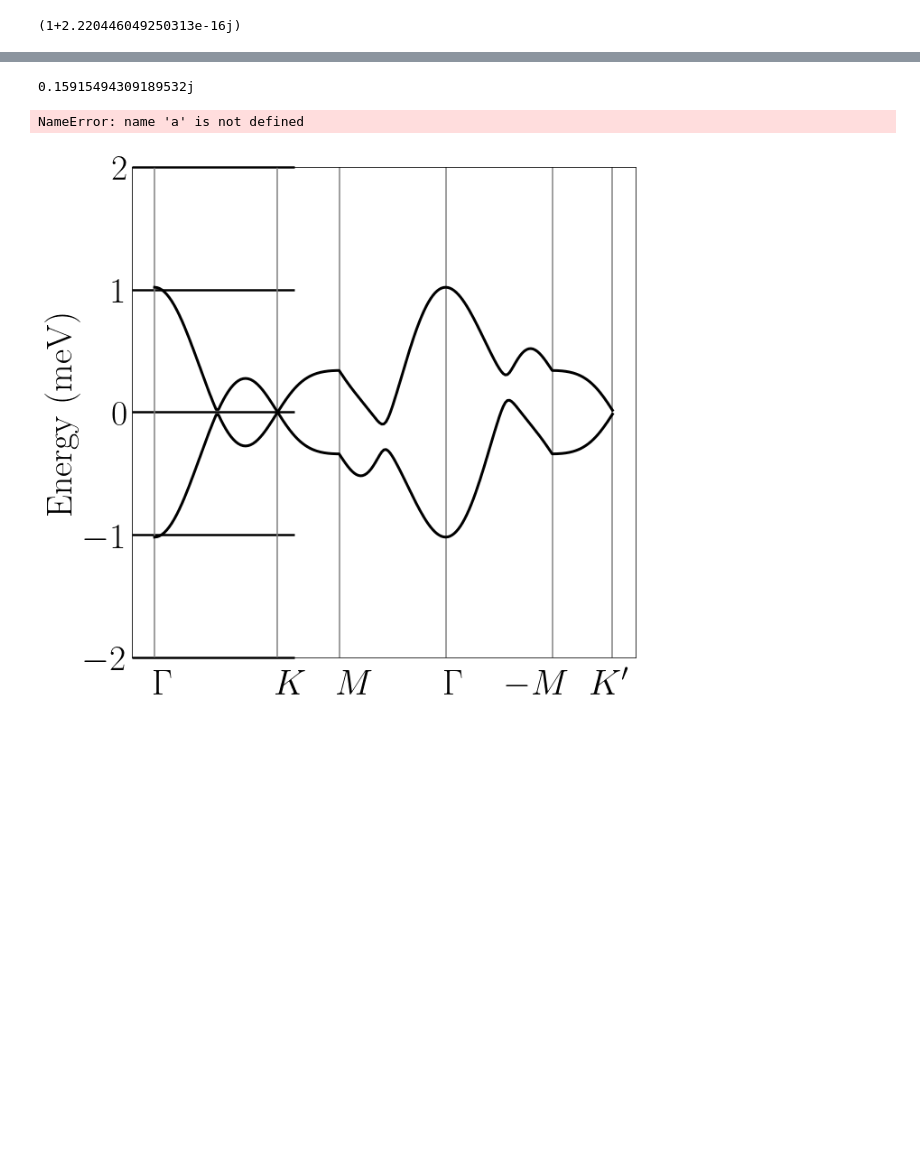
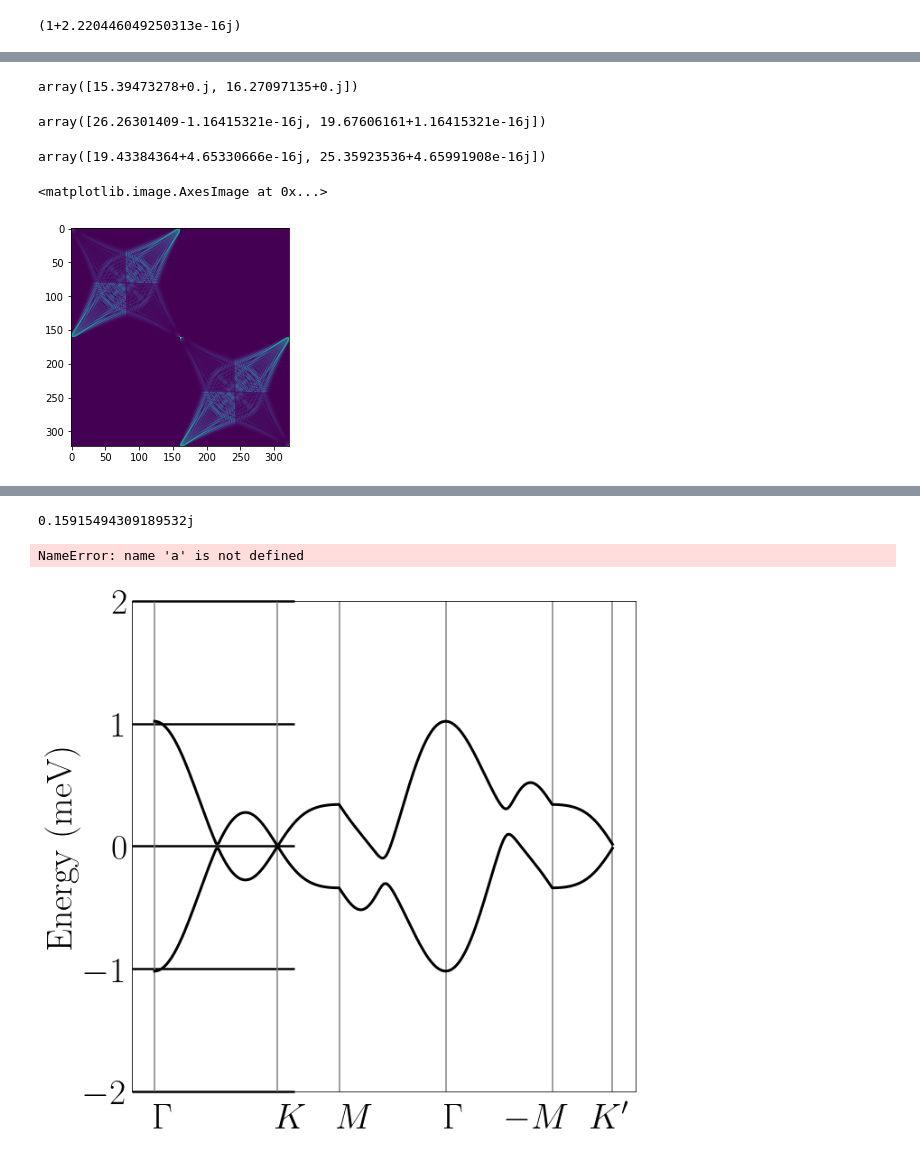
Before and after one commit to aaronchew/magnetic-band-structure, a Jupyter notebook: Interactions/Untitled.ipynb, the cells around one changed output, grey strips where cells are left out. Cells and saved outputs as stored; diff of their text form; code cells hidden in the pictures; blank space fills up the shorter version.

```diff
--- a/Interactions/Untitled.ipynb
+++ b/Interactions/Untitled.ipynb
@@ -294,0 +302,4 @@ def getFockHamiltonian(k_vec):
+# %%
+0.000032*np.linalg.eigvals(testGammaPoint)
+# %% [output]
+array([15.39473278+0.j, 16.27097135+0.j])
@@ -295 +308,5 @@ def getFockHamiltonian(k_vec):
+# %%
+0.000032*np.linalg.eigvals(testKPoint)
+# %% [output]
+array([26.26301409-1.16415321e-16j, 19.67606161+1.16415321e-16j])
 # %%
@@ -296,0 +314,9 @@ testGammaPoint = getFockHamiltonian(np.array([0.001,0.001]))
+# %%
+0.000032*np.linalg.eigvals(testMPoint)
+# %% [output]
+array([19.43384364+4.65330666e-16j, 25.35923536+4.65991908e-16j])
+# %%
+plt.imshow(np.abs(getHq(20*np.pi*b1)))
+# %% [output]
+<matplotlib.image.AxesImage at 0x...>
+[figure, added]
```
Also changed, not shown: parts of 29 cells of this notebook, 31 other files.
